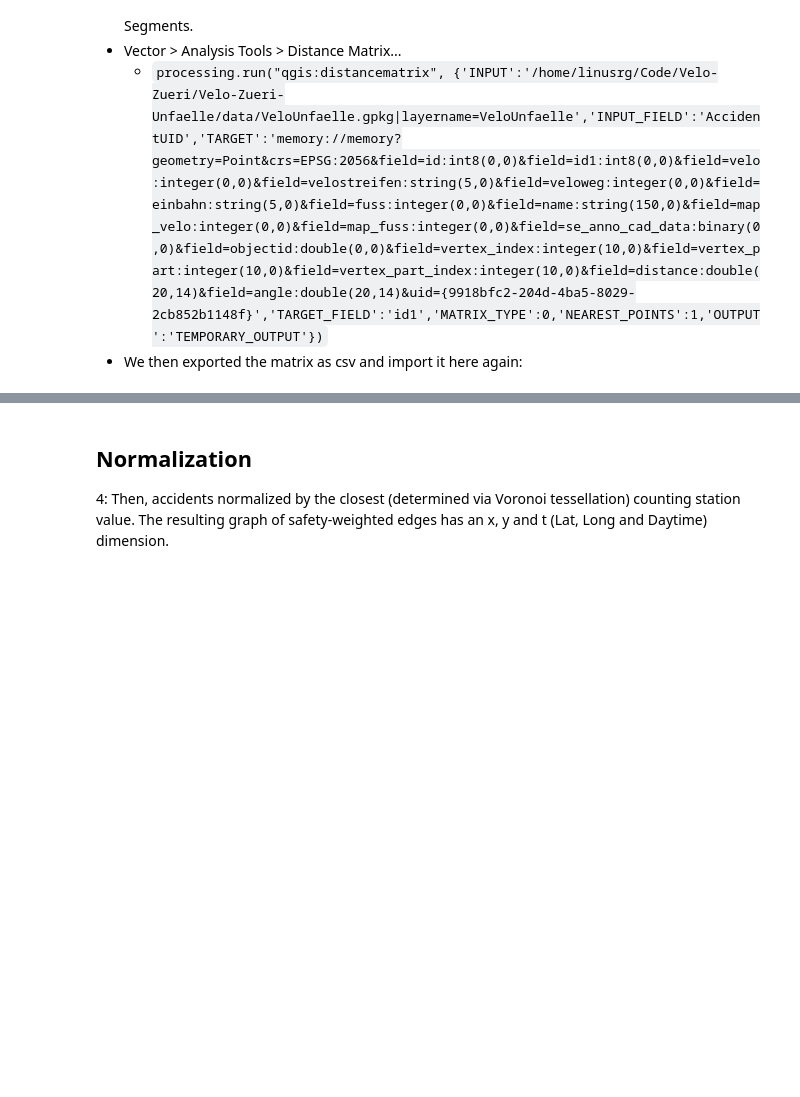
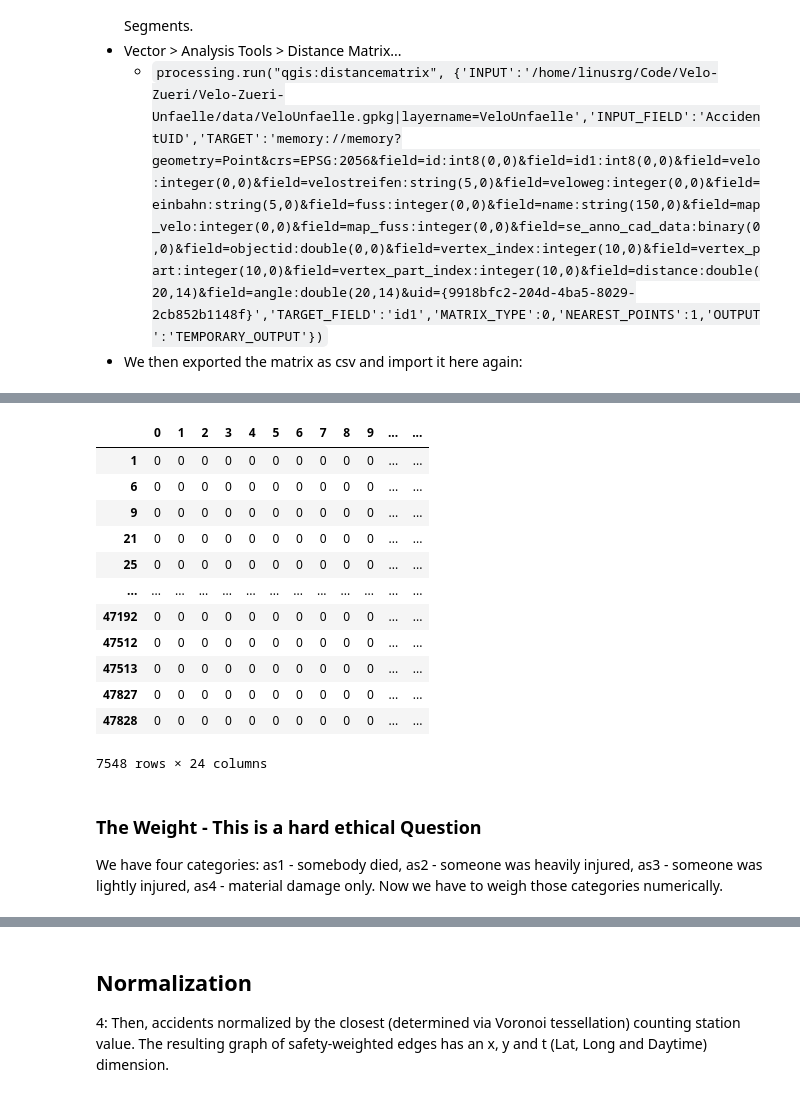
Before and after one commit to thereallinusrg/Velo-Zueri-Unfaelle, a Jupyter notebook: linus-notebook.ipynb, the cells around one changed output, grey strips where cells are left out. Drawn from its saved outputs; the diff is of its cells as text; code cells hidden in the pictures; blank space fills up the shorter version.

```diff
--- a/linus-notebook.ipynb
+++ b/linus-notebook.ipynb
@@ -197,0 +225,2 @@ TargetID:
+# %%
+VeloUnfaelle = pd.merge(VeloUnfaelle, DistMatrix, on="AccidentUID", how="inner")
@@ -197,0 +235,3 @@ TargetID:
+# %%
+wayAx = sorted(DistMatrix['TargetID'].unique())
+wayAx = list(map(int, wayAx))
@@ -197,0 +242,23 @@ TargetID:
+# %%
+Weights = pd.DataFrame(0,
+                    columns = timeAx,
+                    index = wayAx)
+# %%
+Weights
+# %% [output]
+|  | 0 | 1 | 2 | 3 | 4 | 5 | 6 | 7 | 8 | 9 | ... | ... |
+| 1 | 0 | 0 | 0 | 0 | 0 | 0 | 0 | 0 | 0 | 0 | ... | ... |
+| 6 | 0 | 0 | 0 | 0 | 0 | 0 | 0 | 0 | 0 | 0 | ... | ... |
+| 9 | 0 | 0 | 0 | 0 | 0 | 0 | 0 | 0 | 0 | 0 | ... | ... |
+| 21 | 0 | 0 | 0 | 0 | 0 | 0 | 0 | 0 | 0 | 0 | ... | ... |
+| 25 | 0 | 0 | 0 | 0 | 0 | 0 | 0 | 0 | 0 | 0 | ... | ... |
+| ... | ... | ... | ... | ... | ... | ... | ... | ... | ... | ... | ... | ... |
+| 47192 | 0 | 0 | 0 | 0 | 0 | 0 | 0 | 0 | 0 | 0 | ... | ... |
+| 47512 | 0 | 0 | 0 | 0 | 0 | 0 | 0 | 0 | 0 | 0 | ... | ... |
+| 47513 | 0 | 0 | 0 | 0 | 0 | 0 | 0 | 0 | 0 | 0 | ... | ... |
+| 47827 | 0 | 0 | 0 | 0 | 0 | 0 | 0 | 0 | 0 | 0 | ... | ... |
+| 47828 | 0 | 0 | 0 | 0 | 0 | 0 | 0 | 0 | 0 | 0 | ... | ... |
+7548 rows × 24 columns
+# %% [markdown]
+### The Weight - This is a hard ethical Question
+We have four categories: as1 - somebody died, as2 - someone was heavily injured, as3 - someone was lightly injured, as4 - material damage only. Now we have to weigh those categories numerically.
```
Also changed, not shown: parts of 17 cells of this notebook, 4 other files.
